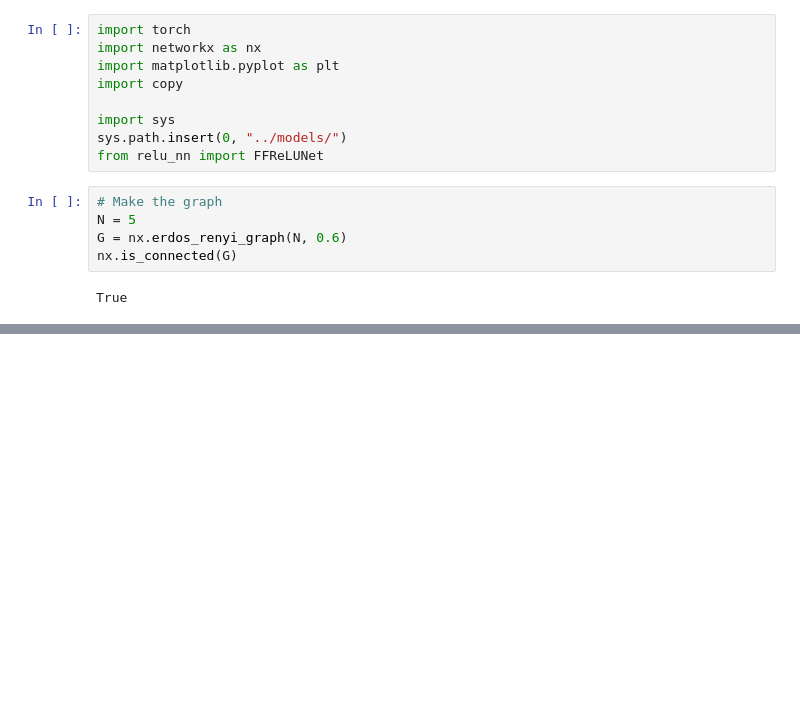
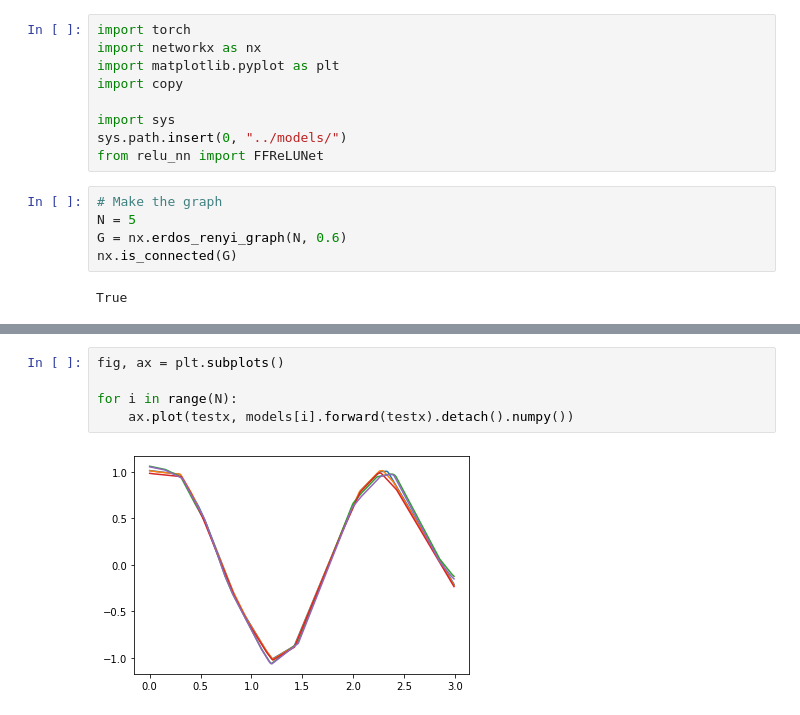
Before and after one commit to javieryu/nn_distributed_training, a Jupyter notebook: ee364b/dist_sine.ipynb, the cells around one changed output, grey strips where cells are left out. Saved outputs shown, nothing was run; the diff lists cells and outputs as text; blank space fills up the shorter version.

```diff
--- a/ee364b/dist_sine.ipynb
+++ b/ee364b/dist_sine.ipynb
@@ -61,0 +109,7 @@ max_its_adam = 20
+# %%
+fig, ax = plt.subplots()
+
+for i in range(N):
+    ax.plot(testx, models[i].forward(testx).detach().numpy())
+# %% [output]
+[figure, added]
```
Also changed, not shown: parts of 8 cells of this notebook.
